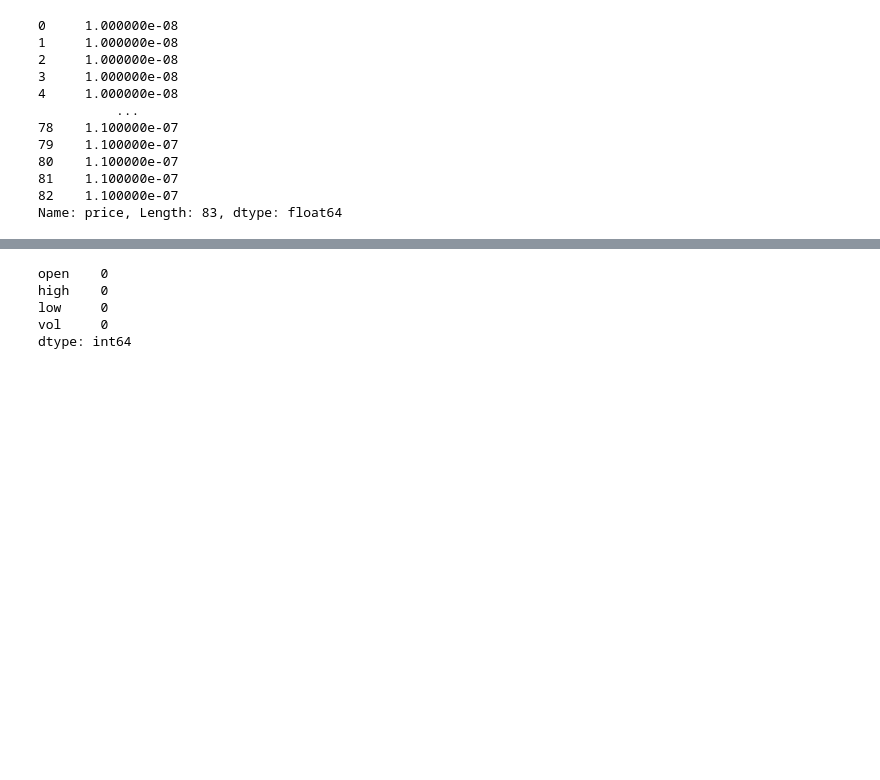
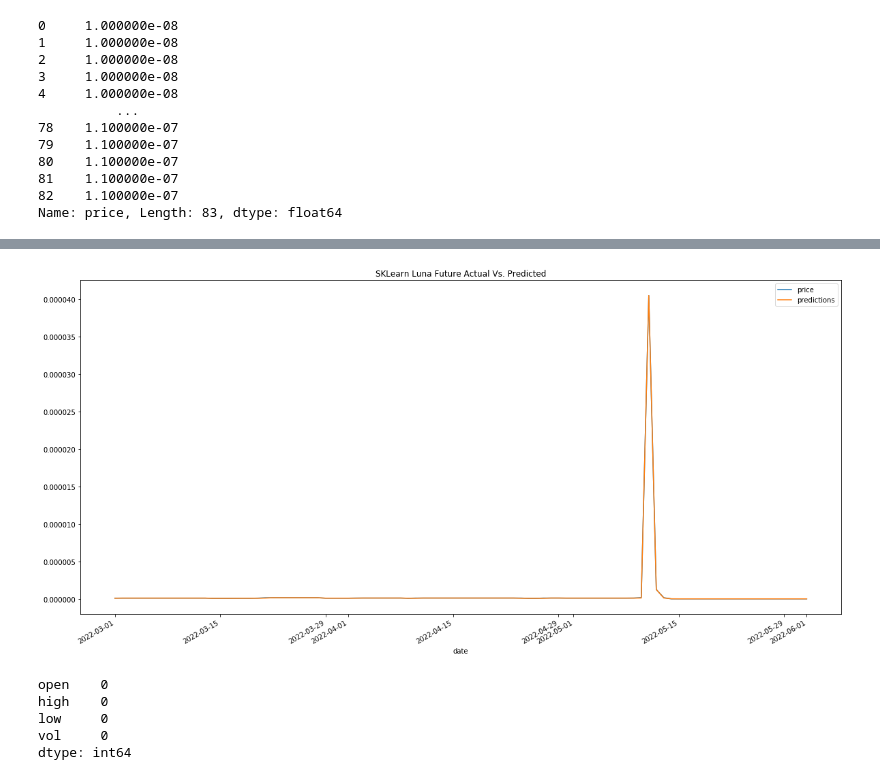
Before and after one commit to evansadasivan/Crypto-stable-coins-multi-model-forecasting, a Jupyter notebook: Project 2 file updated_June 9.ipynb, the cells around one changed output, grey strips where cells are left out. Drawn from its saved outputs; the diff is of its cells as text; code cells hidden in the pictures; blank space fills up the shorter version.

```diff
--- a/Project 2 file updated_June 9.ipynb
+++ b/Project 2 file updated_June 9.ipynb
@@ -631,6 +663,9 @@ testing_model_performance.plot()
 # %%
 y = luna_df_4_clean["price"]
 X = luna_df_4_clean.drop(columns="price")
+# %%
+copy_y_future_luna=y.copy()
+y_future_luna_df=pd.DataFrame(copy_y_future_luna)
 # %%
 Luna_df_4_scaled = X_scaler.transform(X)
 # %%
@@ -688,0 +736,10 @@ future_model_performance.plot()
+# %%
+predictions_actual_y_luna_future=y_future_luna_df
+predictions_actual_y_luna_future['predictions']=Luna_4_df_predictions_df['prediction'].values
+
+#plot future
+name = 'SKLearn Luna Future Actual Vs. Predicted'
+ax = predictions_actual_y_luna_future.plot(figsize=(20,10), title=name)
+ax.figure.savefig('luna_future_sklearn.png')
+# %% [output]
+[figure, added]
```
Also changed, not shown: parts of 35 cells of this notebook, 11 other files.
